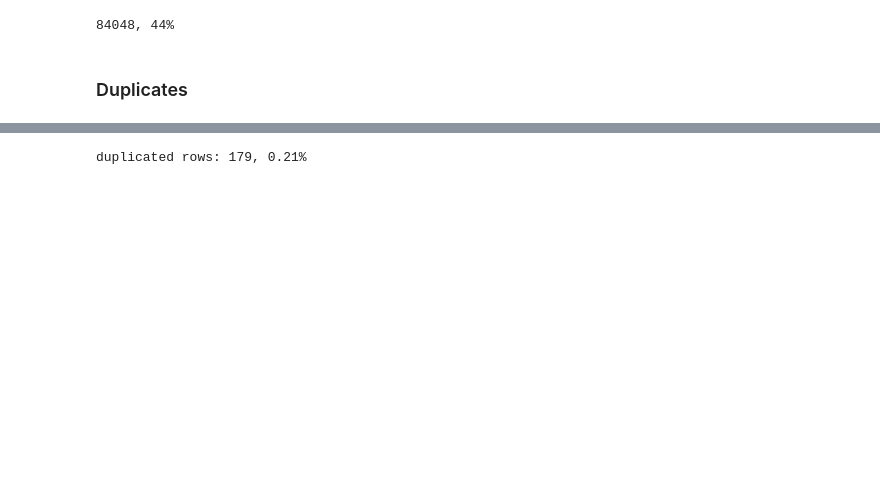
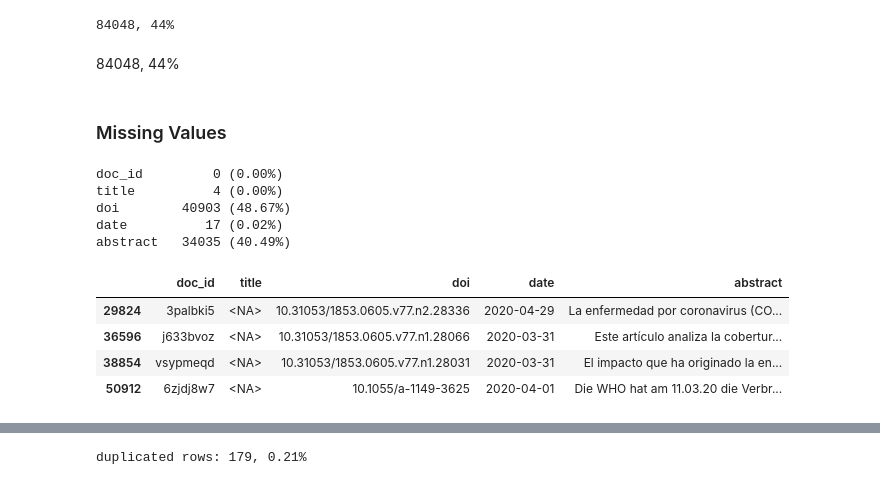
Before and after one commit to saiteki-kai/ir-covid, a Jupyter notebook: IR_Covid.ipynb, the cells around one changed output, grey strips where cells are left out. Drawn from its saved outputs; the diff is of its cells as text; code cells hidden in the pictures; blank space fills up the shorter version.

```diff
--- a/IR_Covid.ipynb
+++ b/IR_Covid.ipynb
@@ -112,5 +114,28 @@ print(f"{len(keep)}, {round(len(keep) / len(docs) * 100)}%")
 docs = docs.iloc[list(keep)]
 # %% [output]
 84048, 44%
-# %% [markdown]
-### Duplicates
+# %% [markdown]
+84048, 44%
+# %% [markdown]
+### Missing Values
+# %%
+docs.replace("", pd.NA, inplace=True)
+
+for col in docs:
+  m = sum(docs[col].isna())
+  p = m / len(docs) * 100
+  print(f"{col:10} {m:5} ({p:.2f}%)")
+# %% [output]
+doc_id         0 (0.00%)
+title          4 (0.00%)
+doi        40903 (48.67%)
+date          17 (0.02%)
+abstract   34035 (40.49%)
+# %%
+docs[docs['title'].isna()]
+# %% [output]
+|  | doc_id | title | doi | date | abstract |
+| 29824 | 3palbki5 | <NA> | 10.31053/1853.0605.v77.n2.28336 | 2020-04-29 | La enfermedad por coronavirus (CO... |
+| 36596 | j633bvoz | <NA> | 10.31053/1853.0605.v77.n1.28066 | 2020-03-31 | Este artículo analiza la cobertur... |
+| 38854 | vsypmeqd | <NA> | 10.31053/1853.0605.v77.n1.28031 | 2020-03-31 | El impacto que ha originado la en... |
+| 50912 | 6zjdj8w7 | <NA> | 10.1055/a-1149-3625 | 2020-04-01 | Die WHO hat am 11.03.20 die Verbr... |
```
Also changed, not shown: parts of 20 cells of this notebook.
